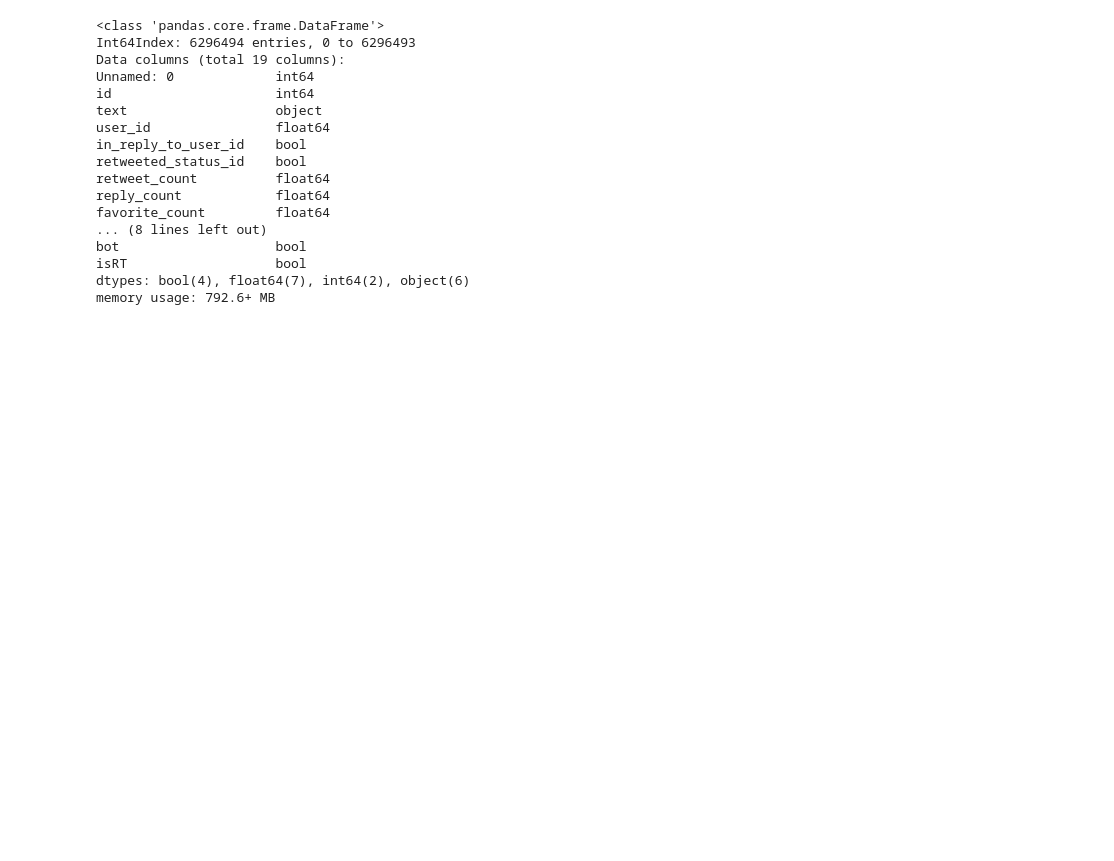
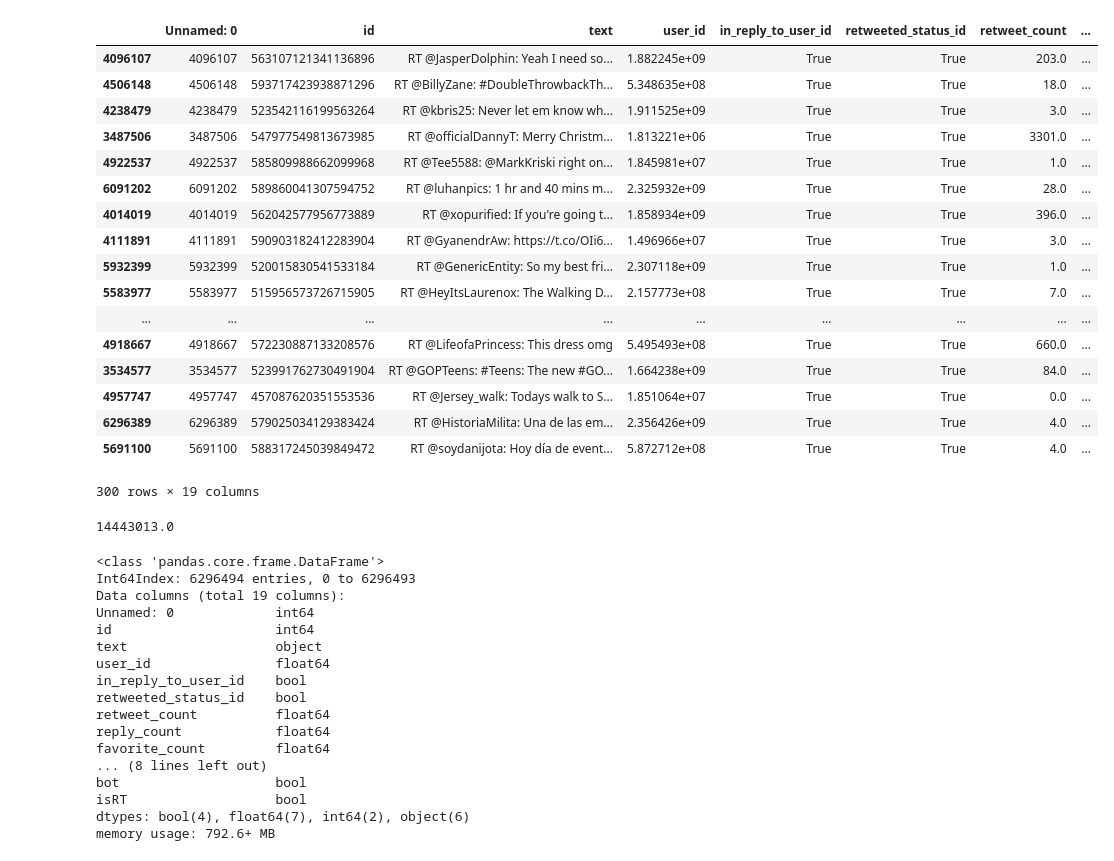
Before and after one commit to matiasngf/DH_proyecto_3, a Jupyter notebook: Generacion_Features.ipynb, the cells around one changed output. Drawn from its saved outputs; the diff is of its cells as text; code cells hidden in the pictures; blank space fills up the shorter version.

```diff
--- a/Generacion_Features.ipynb
+++ b/Generacion_Features.ipynb
@@ -12,6 +12,31 @@ tweets = pd.read_csv('tweets.csv')
 tweets = tweets[~tweets.user_id.isna()]
 
 tweets.loc[:,'isRT'] = tweets.text.apply(lambda x: False if pd.isna(x) else True if re.match(r'^RT @',x) else False)
+# %%
+tweets[(tweets.isRT==True) & (~tweets.bot)].sample(300)
+# %% [output]
+|  | Unnamed: 0 | id | text | user_id | in_reply_to_user_id | retweeted_status_id | retweet_count | ... |
+| 4096107 | 4096107 | 563107121341136896 | RT @JasperDolphin: Yeah I need so... | 1.882245e+09 | True | True | 203.0 | ... |
+| 4506148 | 4506148 | 593717423938871296 | RT @BillyZane: #DoubleThrowbackTh... | 5.348635e+08 | True | True | 18.0 | ... |
+| 4238479 | 4238479 | 523542116199563264 | RT @kbris25: Never let em know wh... | 1.911525e+09 | True | True | 3.0 | ... |
+| 3487506 | 3487506 | 547977549813673985 | RT @officialDannyT: Merry Christm... | 1.813221e+06 | True | True | 3301.0 | ... |
+| 4922537 | 4922537 | 585809988662099968 | RT @Tee5588: @MarkKriski right on... | 1.845981e+07 | True | True | 1.0 | ... |
+| 6091202 | 6091202 | 589860041307594752 | RT @luhanpics: 1 hr and 40 mins m... | 2.325932e+09 | True | True | 28.0 | ... |
+| 4014019 | 4014019 | 562042577956773889 | RT @xopurified: If you're going t... | 1.858934e+09 | True | True | 396.0 | ... |
+| 4111891 | 4111891 | 590903182412283904 | RT @GyanendrAw: https://t.co/OIi6... | 1.496966e+07 | True | True | 3.0 | ... |
+| 5932399 | 5932399 | 520015830541533184 | RT @GenericEntity: So my best fri... | 2.307118e+09 | True | True | 1.0 | ... |
+| 5583977 | 5583977 | 515956573726715905 | RT @HeyItsLaurenox: The Walking D... | 2.157773e+08 | True | True | 7.0 | ... |
+| ... | ... | ... | ... | ... | ... | ... | ... | ... |
+| 4918667 | 4918667 | 572230887133208576 | RT @LifeofaPrincess: This dress omg | 5.495493e+08 | True | True | 660.0 | ... |
+| 3534577 | 3534577 | 523991762730491904 | RT @GOPTeens: #Teens: The new #GO... | 1.664238e+09 | True | True | 84.0 | ... |
+| 4957747 | 4957747 | 457087620351553536 | RT @Jersey_walk: Todays walk to S... | 1.851064e+07 | True | True | 0.0 | ... |
+| 6296389 | 6296389 | 579025034129383424 | RT @HistoriaMilita: Una de las em... | 2.356426e+09 | True | True | 4.0 | ... |
+| 5691100 | 5691100 | 588317245039849472 | RT @soydanijota: Hoy día de event... | 5.872712e+08 | True | True | 4.0 | ... |
+300 rows × 19 columns
+# %%
+tweets.loc[3960355].user_id
+# %% [output]
+14443013.0
 # %%
 tweets.info()
 # %% [output]
```
Also changed, not shown: parts of 5 cells of this notebook, 3 other files.
